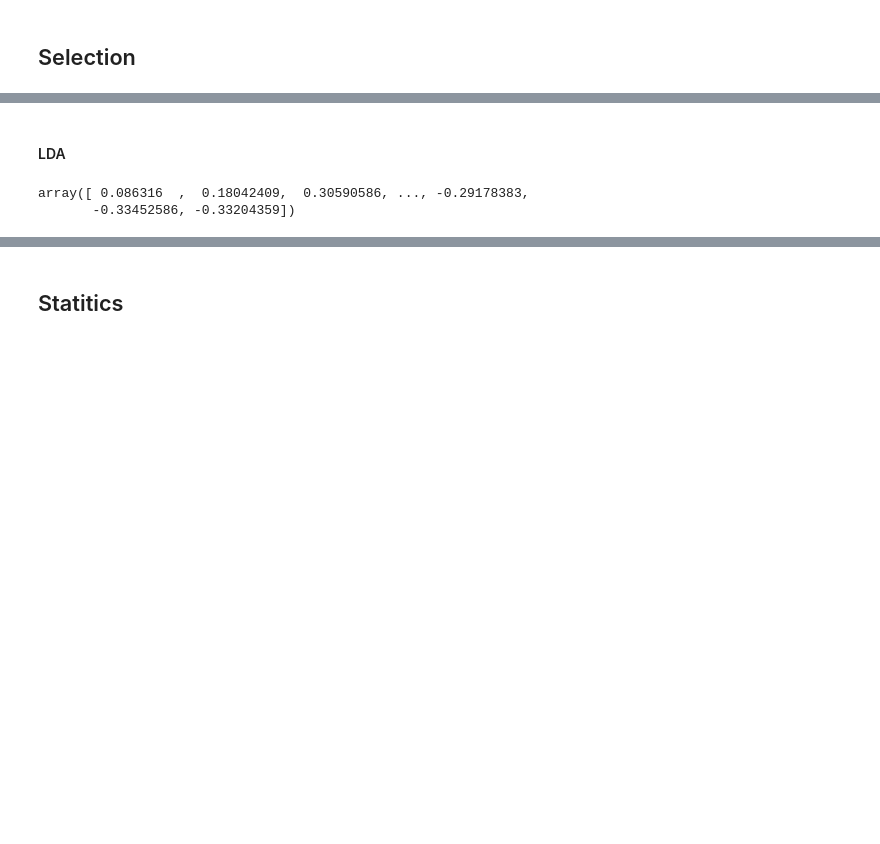
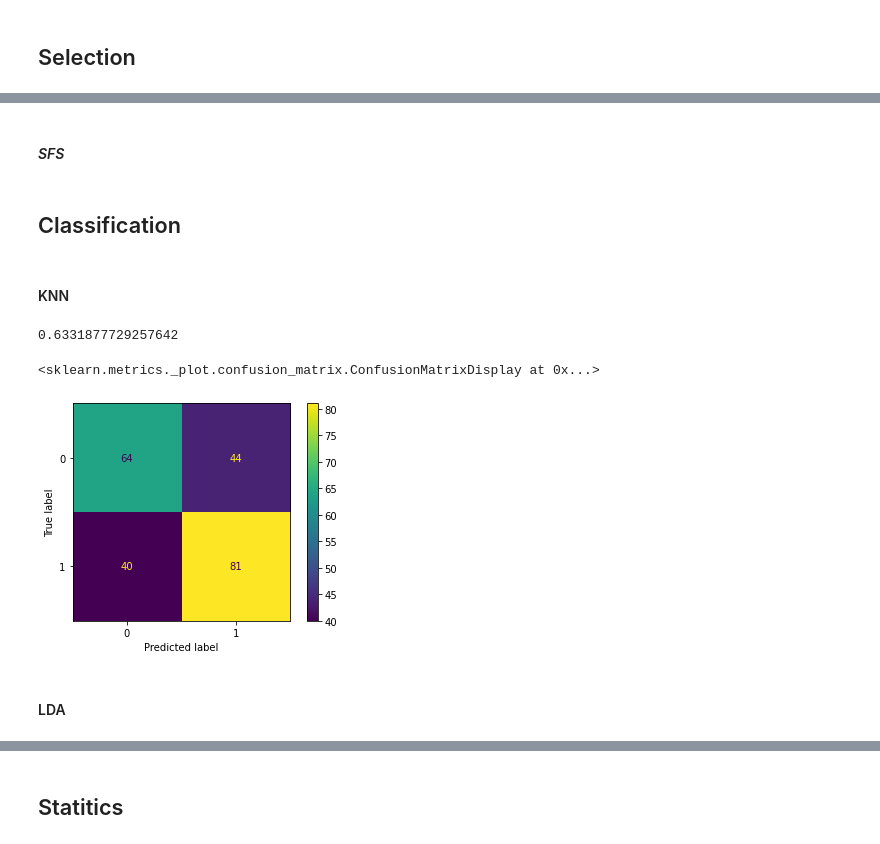
Before and after one commit to daterka/Use-of-machine-learning-methods-to-diagnose-schizophrenia-based-on-EEG-signal, a Jupyter notebook: Clean up version.ipynb, the cells around one changed output, grey strips where cells are left out. Saved outputs shown, nothing was run; the diff lists cells and outputs as text; code cells hidden in the pictures; blank space fills up the shorter version.

Commit message:
add more classifiers

```diff
--- a/Clean up version.ipynb
+++ b/Clean up version.ipynb
@@ -169,2 +147,4 @@ print(np.array(featuresVar))
 # %% [markdown]
 ## Selection
+# %%
+X_train, X_test, y_train, y_test = train_test_split(ar_result, y, test_size=0.2, shuffle=True)
@@ -171 +153,7 @@ print(np.array(featuresVar))
+# %%
+tstat = np.abs(stats.ttest_ind(X_train, y_train, equal_var = False).statistic)
+ind = np.argpartition(tstat, -10)[-18:]
+
+X_train = X_train[:,ind]
+X_test = X_test[:,ind]
 # %% [markdown]
@@ -173,9 +161,27 @@ print(np.array(featuresVar))
+# %%
+pca = PCA(5)
+X_train = pca.fit_transform(X_train, y_train)
+X_test = pca.transform(X_test)
+# %% [markdown]
+#### _SFS_
+# %%
+lda = LinearDiscriminantAnalysis(solver='lsqr')
+sfs = SequentialFeatureSelector(lda, n_features_to_select=3)
+X_train = sfs.fit_transform(X_train, y_train)
+X_test = sfs.transform(X_test)
+# %% [markdown]
+## Classification
+# %% [markdown]
+#### KNN
+# %%
+knn = KNeighborsClassifier()
+knn.fit(X_train, y_train)
+y_pred = knn.predict(X_test)
+print(knn.score(X_test, y_test))
+ConfusionMatrixDisplay.from_predictions(y_test, y_pred)
+# %% [output]
+0.6331877729257642
+<sklearn.metrics._plot.confusion_matrix.ConfusionMatrixDisplay at 0x...>
+[figure, added]
 # %% [markdown]
 #### LDA
-# %%
-lda = LinearDiscriminantAnalysis()
-test = lda.fit_transform(featuresVar, y).T
-test.flatten()
-# %% [output]
-array([ 0.086316  ,  0.18042409,  0.30590586, ..., -0.29178383,
-       -0.33452586, -0.33204359])
```
Also changed, not shown: parts of 19 cells of this notebook, 1 other file.
